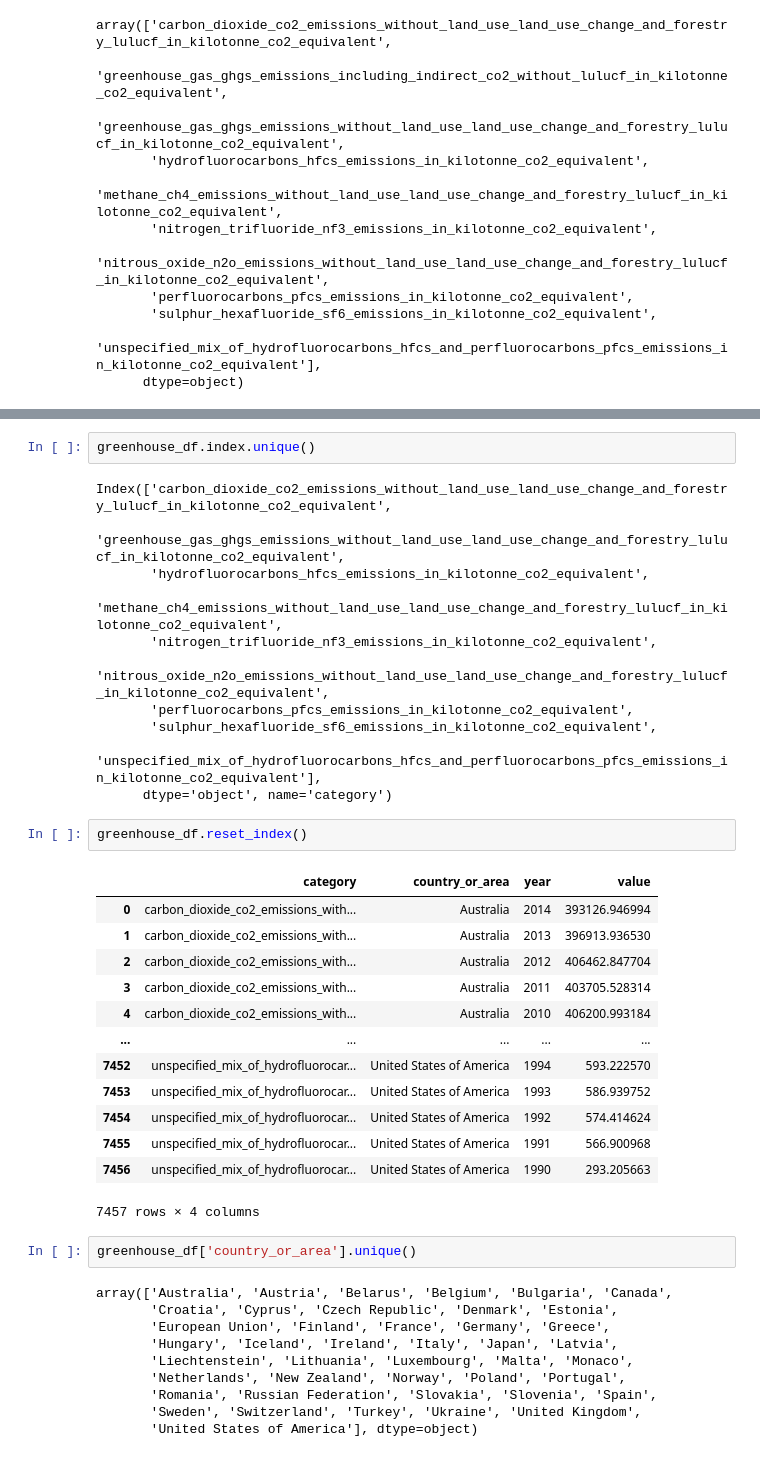
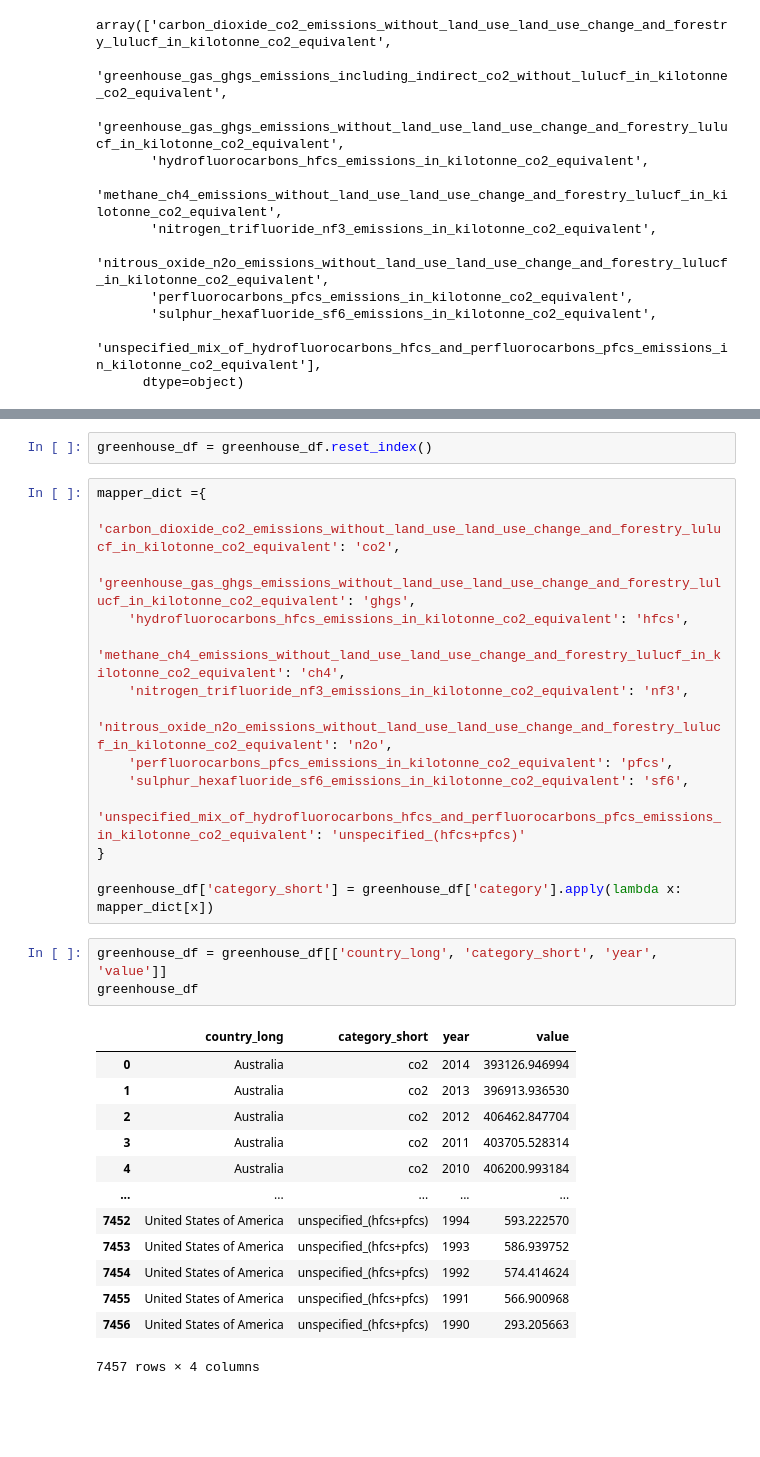
Before and after one commit to JacobTrevithick/Climate-Change-Visualizations, a Jupyter notebook: data_cleaning_pipeline.ipynb, the cells around one changed output, grey strips where cells are left out. Cells and saved outputs as stored; diff of their text form; blank space fills up the shorter version.

```diff
--- a/data_cleaning_pipeline.ipynb
+++ b/data_cleaning_pipeline.ipynb
@@ -267,41 +198,33 @@ greenhouse_df.head()
-# %%
-greenhouse_df.index.unique()
-# %% [output]
-Index(['carbon_dioxide_co2_emissions_without_land_use_land_use_change_and_forestry_lulucf_in_kilotonne_co2_equivalent',
-       'greenhouse_gas_ghgs_emissions_without_land_use_land_use_change_and_forestry_lulucf_in_kilotonne_co2_equivalent',
-       'hydrofluorocarbons_hfcs_emissions_in_kilotonne_co2_equivalent',
-       'methane_ch4_emissions_without_land_use_land_use_change_and_forestry_lulucf_in_kilotonne_co2_equivalent',
-       'nitrogen_trifluoride_nf3_emissions_in_kilotonne_co2_equivalent',
-       'nitrous_oxide_n2o_emissions_without_land_use_land_use_change_and_forestry_lulucf_in_kilotonne_co2_equivalent',
-       'perfluorocarbons_pfcs_emissions_in_kilotonne_co2_equivalent',
-       'sulphur_hexafluoride_sf6_emissions_in_kilotonne_co2_equivalent',
-       'unspecified_mix_of_hydrofluorocarbons_hfcs_and_perfluorocarbons_pfcs_emissions_in_kilotonne_co2_equivalent'],
-      dtype='object', name='category')
 # %%
-greenhouse_df.reset_index()
+greenhouse_df = greenhouse_df.reset_index()
-# %% [output]
-|  | category | country_or_area | year | value |
-| 0 | carbon_dioxide_co2_emissions_with... | Australia | 2014 | 393126.946994 |
-| 1 | carbon_dioxide_co2_emissions_with... | Australia | 2013 | 396913.936530 |
-| 2 | carbon_dioxide_co2_emissions_with... | Australia | 2012 | 406462.847704 |
-| 3 | carbon_dioxide_co2_emissions_with... | Australia | 2011 | 403705.528314 |
-| 4 | carbon_dioxide_co2_emissions_with... | Australia | 2010 | 406200.993184 |
-| ... | ... | ... | ... | ... |
-| 7452 | unspecified_mix_of_hydrofluorocar... | United States of America | 1994 | 593.222570 |
-| 7453 | unspecified_mix_of_hydrofluorocar... | United States of America | 1993 | 586.939752 |
-| 7454 | unspecified_mix_of_hydrofluorocar... | United States of America | 1992 | 574.414624 |
-| 7455 | unspecified_mix_of_hydrofluorocar... | United States of America | 1991 | 566.900968 |
-| 7456 | unspecified_mix_of_hydrofluorocar... | United States of America | 1990 | 293.205663 |
-7457 rows × 4 columns
-# %%
-greenhouse_df['country_or_area'].unique()
-# %% [output]
-array(['Australia', 'Austria', 'Belarus', 'Belgium', 'Bulgaria', 'Canada',
-       'Croatia', 'Cyprus', 'Czech Republic', 'Denmark', 'Estonia',
-       'European Union', 'Finland', 'France', 'Germany', 'Greece',
-       'Hungary', 'Iceland', 'Ireland', 'Italy', 'Japan', 'Latvia',
-       'Liechtenstein', 'Lithuania', 'Luxembourg', 'Malta', 'Monaco',
-       'Netherlands', 'New Zealand', 'Norway', 'Poland', 'Portugal',
-       'Romania', 'Russian Federation', 'Slovakia', 'Slovenia', 'Spain',
-       'Sweden', 'Switzerland', 'Turkey', 'Ukraine', 'United Kingdom',
-       'United States of America'], dtype=object)
+# %%
+mapper_dict ={
+    'carbon_dioxide_co2_emissions_without_land_use_land_use_change_and_forestry_lulucf_in_kilotonne_co2_equivalent': 'co2',
+    'greenhouse_gas_ghgs_emissions_without_land_use_land_use_change_and_forestry_lulucf_in_kilotonne_co2_equivalent': 'ghgs',
+    'hydrofluorocarbons_hfcs_emissions_in_kilotonne_co2_equivalent': 'hfcs',
+    'methane_ch4_emissions_without_land_use_land_use_change_and_forestry_lulucf_in_kilotonne_co2_equivalent': 'ch4',
+    'nitrogen_trifluoride_nf3_emissions_in_kilotonne_co2_equivalent': 'nf3',
+    'nitrous_oxide_n2o_emissions_without_land_use_land_use_change_and_forestry_lulucf_in_kilotonne_co2_equivalent': 'n2o',
+    'perfluorocarbons_pfcs_emissions_in_kilotonne_co2_equivalent': 'pfcs',
+    'sulphur_hexafluoride_sf6_emissions_in_kilotonne_co2_equivalent': 'sf6',
+    'unspecified_mix_of_hydrofluorocarbons_hfcs_and_perfluorocarbons_pfcs_emissions_in_kilotonne_co2_equivalent': 'unspecified_(hfcs+pfcs)'
+}
+
+greenhouse_df['category_short'] = greenhouse_df['category'].apply(lambda x: mapper_dict[x])
+# %%
+greenhouse_df = greenhouse_df[['country_long', 'category_short', 'year', 'value']]
+greenhouse_df
+# %% [output]
+|  | country_long | category_short | year | value |
+| 0 | Australia | co2 | 2014 | 393126.946994 |
+| 1 | Australia | co2 | 2013 | 396913.936530 |
+| 2 | Australia | co2 | 2012 | 406462.847704 |
+| 3 | Australia | co2 | 2011 | 403705.528314 |
+| 4 | Australia | co2 | 2010 | 406200.993184 |
+| ... | ... | ... | ... | ... |
+| 7452 | United States of America | unspecified_(hfcs+pfcs) | 1994 | 593.222570 |
+| 7453 | United States of America | unspecified_(hfcs+pfcs) | 1993 | 586.939752 |
+| 7454 | United States of America | unspecified_(hfcs+pfcs) | 1992 | 574.414624 |
+| 7455 | United States of America | unspecified_(hfcs+pfcs) | 1991 | 566.900968 |
+| 7456 | United States of America | unspecified_(hfcs+pfcs) | 1990 | 293.205663 |
+7457 rows × 4 columns
```
Also changed, not shown: parts of 19 cells of this notebook.
